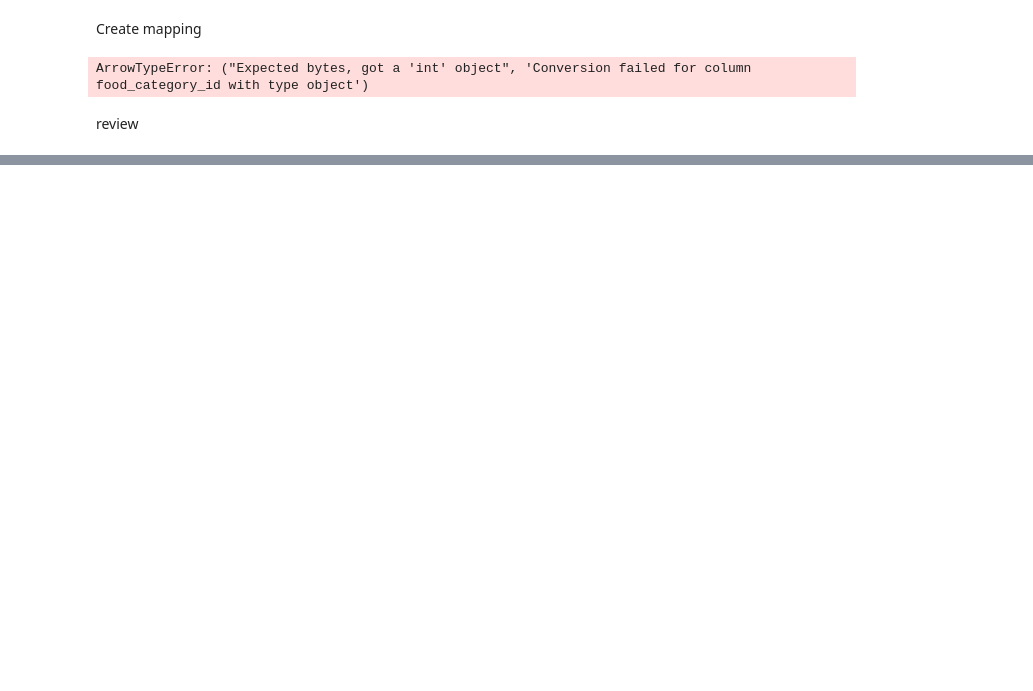
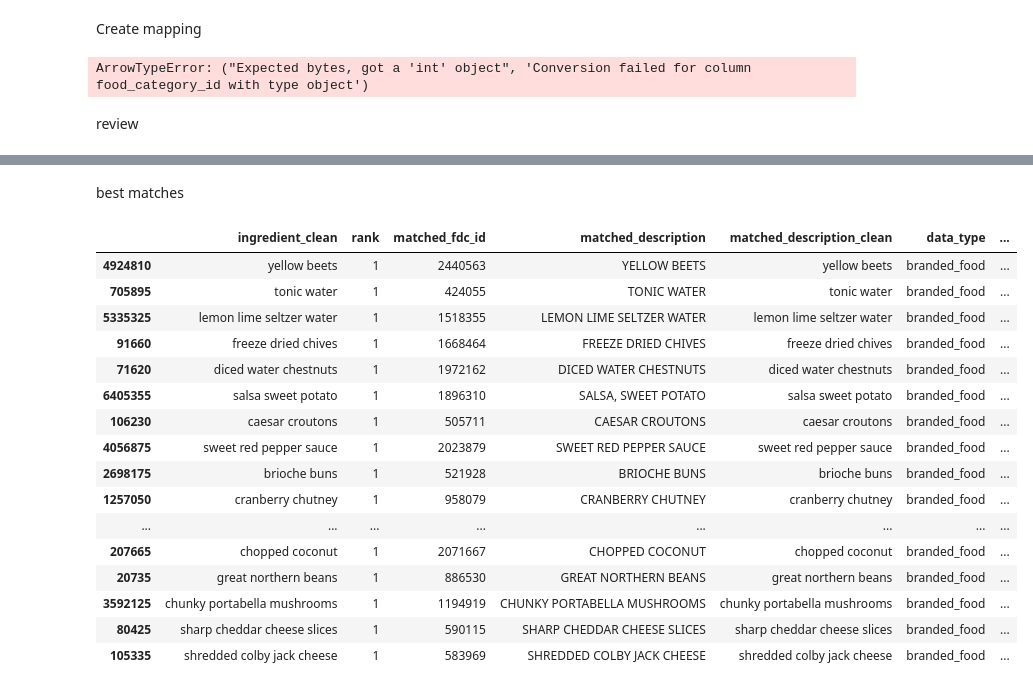
Before and after one commit to dcosta224/Capstone, a Jupyter notebook: exploration.ipynb, the cells around one changed output, grey strips where cells are left out. Drawn from its saved outputs; the diff is of its cells as text; code cells hidden in the pictures; blank space fills up the shorter version.

```diff
--- a/exploration.ipynb
+++ b/exploration.ipynb
@@ -693,3 +823,17 @@ ingredient_food_candidates[
 | 4367000 | other things you will need | 1 | 1573186 | COMPLETE SALAD KIT | complete salad kit | branded_food | ... |
 | 705380 | or glances | 1 | 509429 | BROWINES | browines | branded_food | ... |
 | 6532450 | published by william morrow | 1 | 1520683 | WHITMAN'S, ASSORTED FINE CHOCOLATES | whitman s assorted fine chocolates | branded_food | ... |
+# %%
+ingredient_food_candidates = pd.read_parquet(
+    "Data/ingredient_food_candidates_v1.parquet"
+)
+
+best_ingredient_matches = (
+    ingredient_food_candidates
+    .sort_values(["ingredient_clean", "rank"])
+    .groupby("ingredient_clean")
+    .head(1)
+    .copy()
+)
+
+best_ingredient_matches.head()
@@ -695,0 +883,25 @@ ingredient_food_candidates[
+# %% [markdown]
+best matches
+# %%
+best_ingredient_matches.sort_values(
+    "similarity",
+    ascending=False
+).head(50)
+# %% [output]
+|  | ingredient_clean | rank | matched_fdc_id | matched_description | matched_description_clean | data_type | ... |
+| 4924810 | yellow beets | 1 | 2440563 | YELLOW BEETS | yellow beets | branded_food | ... |
+| 705895 | tonic water | 1 | 424055 | TONIC WATER | tonic water | branded_food | ... |
+| 5335325 | lemon lime seltzer water | 1 | 1518355 | LEMON LIME SELTZER WATER | lemon lime seltzer water | branded_food | ... |
+| 91660 | freeze dried chives | 1 | 1668464 | FREEZE DRIED CHIVES | freeze dried chives | branded_food | ... |
+| 71620 | diced water chestnuts | 1 | 1972162 | DICED WATER CHESTNUTS | diced water chestnuts | branded_food | ... |
+| 6405355 | salsa sweet potato | 1 | 1896310 | SALSA, SWEET POTATO | salsa sweet potato | branded_food | ... |
+| 106230 | caesar croutons | 1 | 505711 | CAESAR CROUTONS | caesar croutons | branded_food | ... |
+| 4056875 | sweet red pepper sauce | 1 | 2023879 | SWEET RED PEPPER SAUCE | sweet red pepper sauce | branded_food | ... |
+| 2698175 | brioche buns | 1 | 521928 | BRIOCHE BUNS | brioche buns | branded_food | ... |
+| 1257050 | cranberry chutney | 1 | 958079 | CRANBERRY CHUTNEY | cranberry chutney | branded_food | ... |
+| ... | ... | ... | ... | ... | ... | ... | ... |
+| 207665 | chopped coconut | 1 | 2071667 | CHOPPED COCONUT | chopped coconut | branded_food | ... |
+| 20735 | great northern beans | 1 | 886530 | GREAT NORTHERN BEANS | great northern beans | branded_food | ... |
+| 3592125 | chunky portabella mushrooms | 1 | 1194919 | CHUNKY PORTABELLA MUSHROOMS | chunky portabella mushrooms | branded_food | ... |
+| 80425 | sharp cheddar cheese slices | 1 | 590115 | SHARP CHEDDAR CHEESE SLICES | sharp cheddar cheese slices | branded_food | ... |
+| 105335 | shredded colby jack cheese | 1 | 583969 | SHREDDED COLBY JACK CHEESE | shredded colby jack cheese | branded_food | ... |
```
Also changed, not shown: parts of 28 cells of this notebook, 1 other file.
